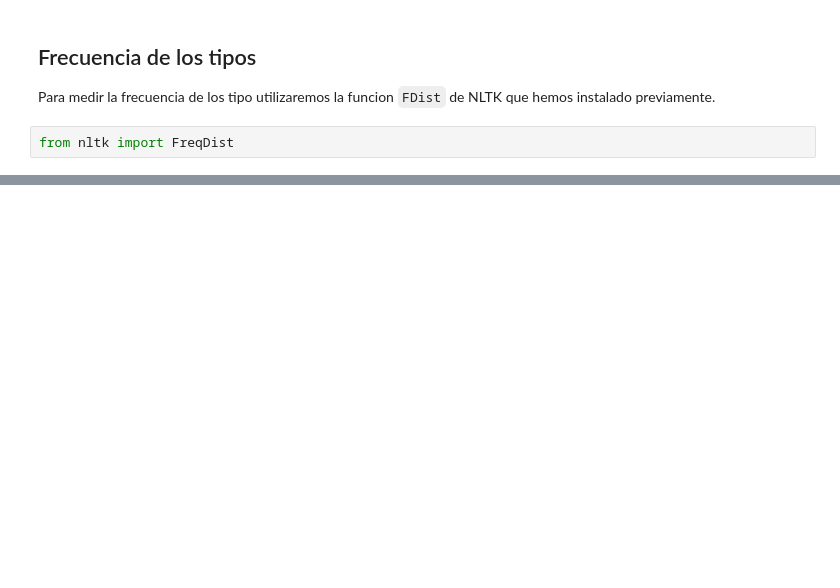
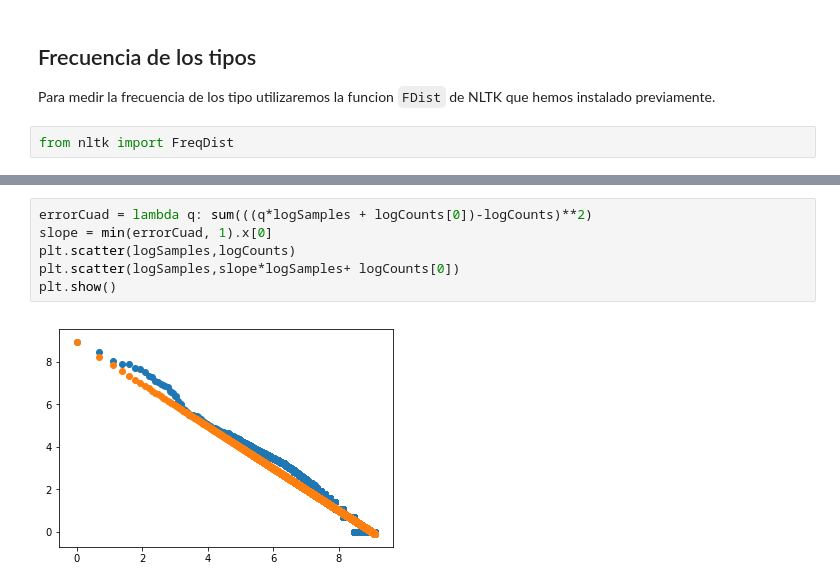
Before and after one commit to juanpflores/PLN-Tareas, a Jupyter notebook: Tarea #1.ipynb, the cells around one changed output, grey strips where cells are left out. Drawn from its saved outputs; the diff is of its cells as text; blank space fills up the shorter version.

```diff
--- a/Tarea #1.ipynb
+++ b/Tarea #1.ipynb
@@ -175,0 +175,8 @@ print(base[10])
+# %%
+errorCuad = lambda q: sum(((q*logSamples + logCounts[0])-logCounts)**2)
+slope = min(errorCuad, 1).x[0]
+plt.scatter(logSamples,logCounts)
+plt.scatter(logSamples,slope*logSamples+ logCounts[0])
+plt.show()
+# %% [output]
+[figure, added]
```
Also changed, not shown: parts of 15 cells of this notebook.
